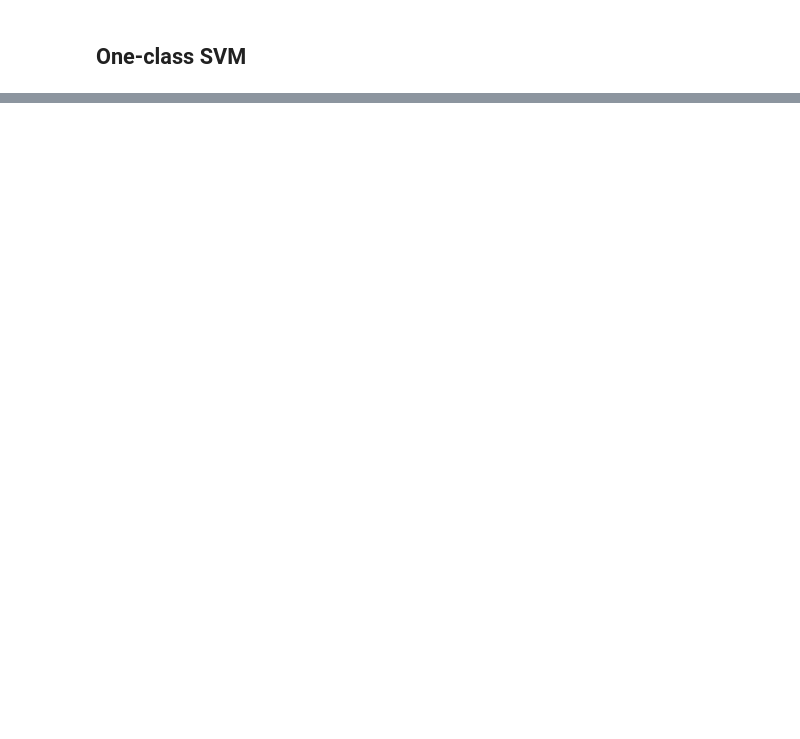
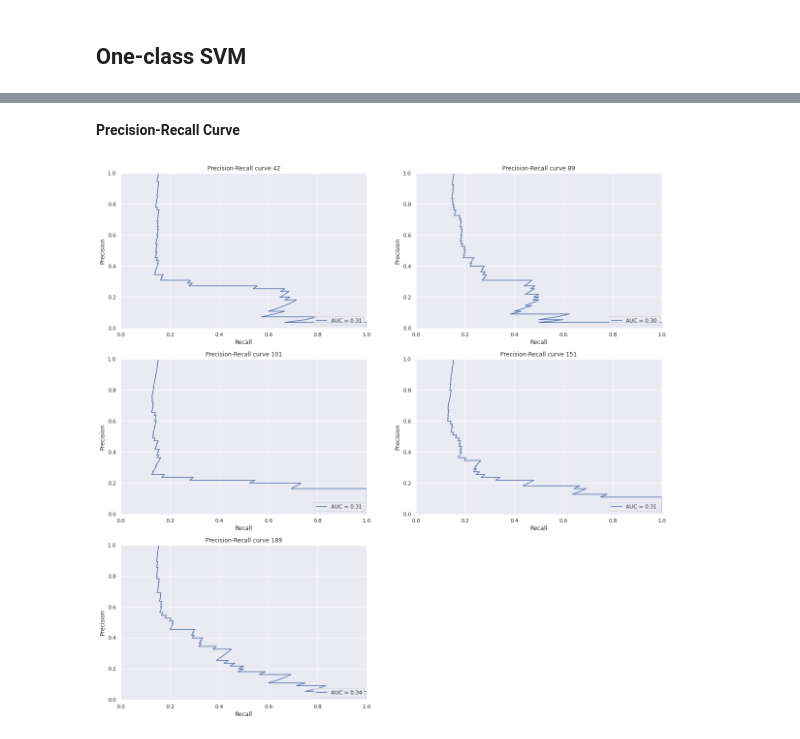
Before and after one commit to unaicarbajo/one-class-covid19, a Jupyter notebook: covid19_prognosis.ipynb, the cells around one changed output, grey strips where cells are left out. Saved outputs shown, nothing was run; the diff lists cells and outputs as text; code cells hidden in the pictures; blank space fills up the shorter version.

```diff
--- a/covid19_prognosis.ipynb
+++ b/covid19_prognosis.ipynb
@@ -1936,0 +2441,8 @@ pl._X[42][0].shape
+# %% [markdown]
+**Precision-Recall Curve**
+# %%
+vis = ToolsVisualization()
+
+vis.precision_recall_plot_total(Y_collection, outlierness_pred, 1)
+# %% [output]
+[figure, added]
```
Also changed, not shown: parts of 46 cells of this notebook.
